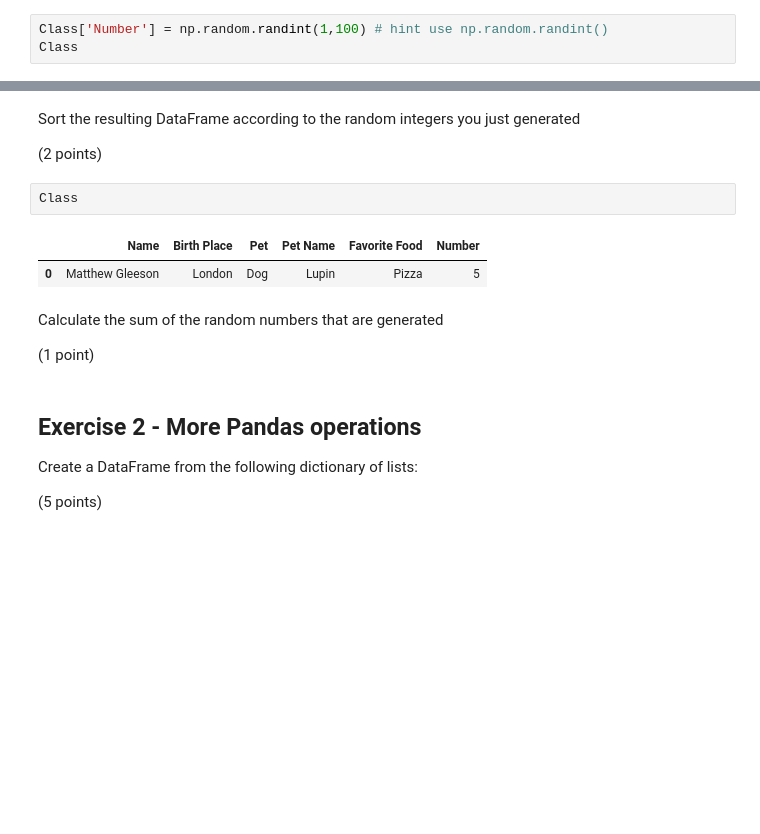
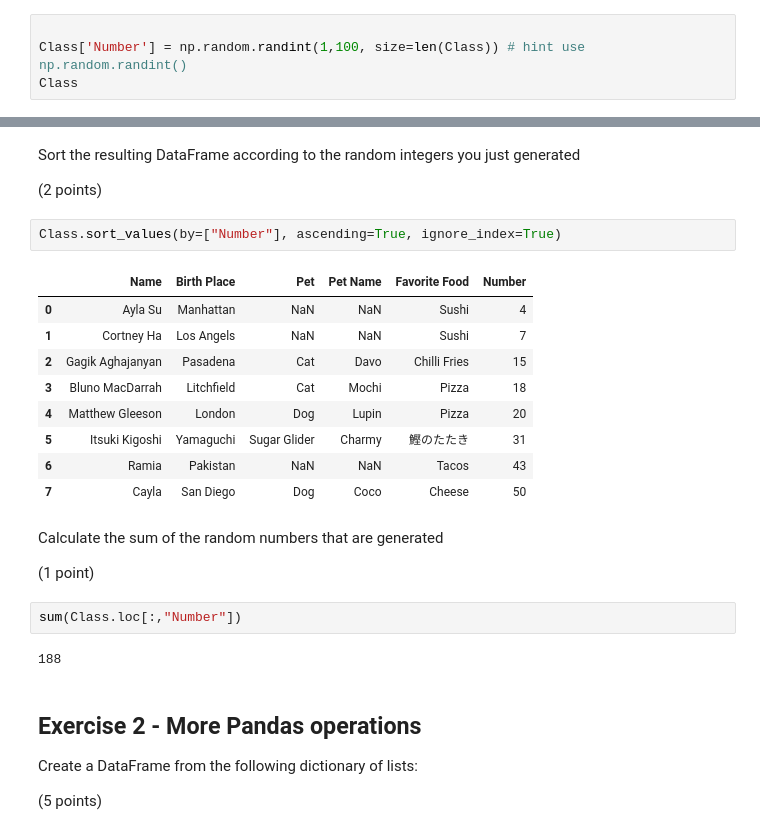
Before and after one commit to ItsukiKigoshi/EPS88_Gleeson, a Jupyter notebook: Week 3 - Pandas and CO2 records.ipynb, the cells around one changed output, grey strips where cells are left out. Drawn from its saved outputs; the diff is of its cells as text; blank space fills up the shorter version.

```diff
--- a/Week 3 - Pandas and CO2 records.ipynb
+++ b/Week 3 - Pandas and CO2 records.ipynb
@@ -60,7 +60,8 @@ Create a new column with a random integer between 1 and 100 for each person:
 
 (2 points)
 # %%
-Class['Number'] = np.random.randint(1,100) # hint use np.random.randint()
+
+Class['Number'] = np.random.randint(1,100, size=len(Class)) # hint use np.random.randint()
 Class
 # %% [output]
 |  | Name | Birth Place | Pet | Pet Name | Favorite Food | Number |
@@ -70,14 +78,25 @@ Sort the resulting DataFrame according to the random integers you just generated
 
 (2 points)
 # %%
-Class
+Class.sort_values(by=["Number"], ascending=True, ignore_index=True)
 # %% [output]
 |  | Name | Birth Place | Pet | Pet Name | Favorite Food | Number |
-| 0 | Matthew Gleeson | London | Dog | Lupin | Pizza | 5 |
+| 0 | Ayla Su | Manhattan | NaN | NaN | Sushi | 4 |
+| 1 | Cortney Ha | Los Angels | NaN | NaN | Sushi | 7 |
+| 2 | Gagik Aghajanyan | Pasadena | Cat | Davo | Chilli Fries | 15 |
+| 3 | Bluno MacDarrah | Litchfield | Cat | Mochi | Pizza | 18 |
+| 4 | Matthew Gleeson | London | Dog | Lupin | Pizza | 20 |
+| 5 | Itsuki Kigoshi | Yamaguchi | Sugar Glider | Charmy | 鰹のたたき | 31 |
+| 6 | Ramia | Pakistan | NaN | NaN | Tacos | 43 |
+| 7 | Cayla | San Diego | Dog | Coco | Cheese | 50 |
 # %% [markdown]
 Calculate the sum of the random numbers that are generated
 
 (1 point)
+# %%
+sum(Class.loc[:,"Number"])
+# %% [output]
+188
 # %% [markdown]
 ## Exercise 2 - More Pandas operations
 
```
Also changed, not shown: parts of 14 cells of this notebook.
